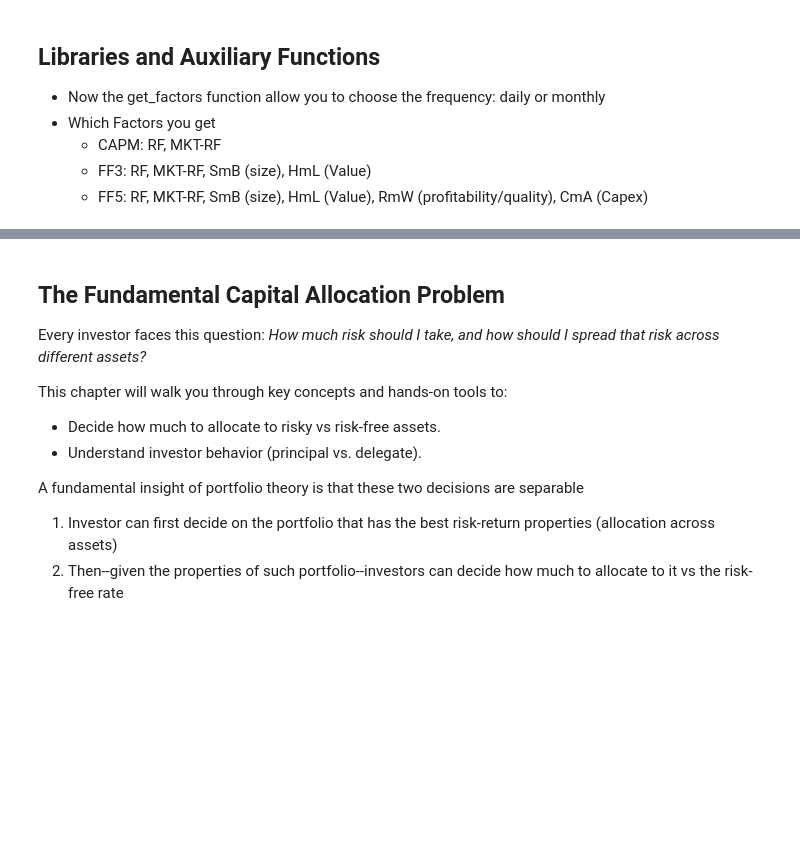
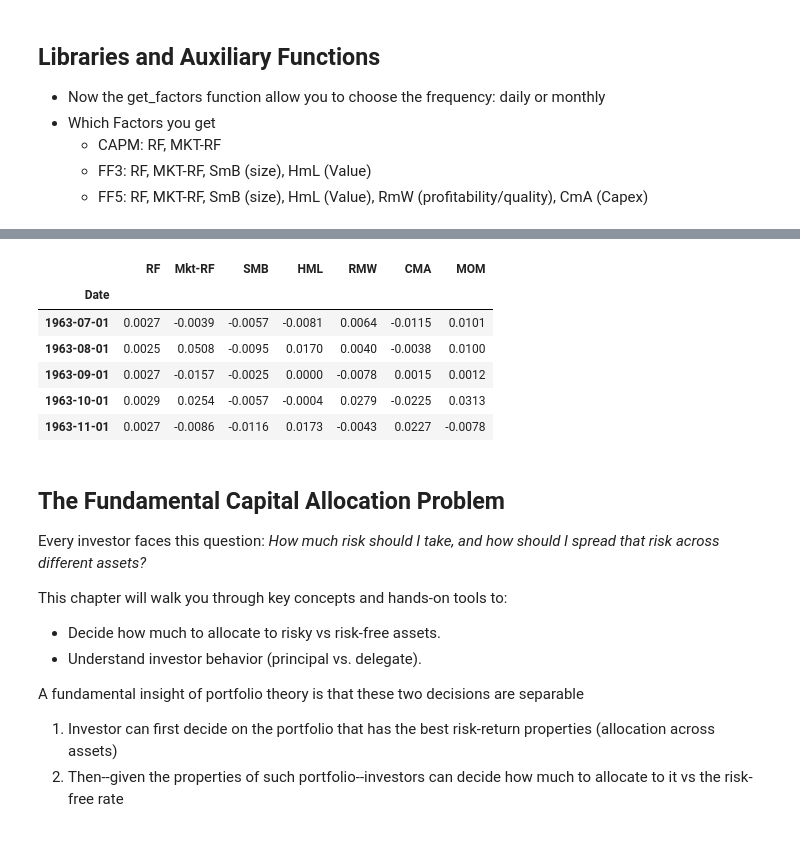
Before and after one commit to SnazzyBeatle115/UG54, a Jupyter notebook: chapters/Finance/CapitalAllocationI.ipynb, the cells around one changed output, grey strips where cells are left out. Saved outputs shown, nothing was run; the diff lists cells and outputs as text; code cells hidden in the pictures; blank space fills up the shorter version.

```diff
--- a/chapters/Finance/CapitalAllocationI.ipynb
+++ b/chapters/Finance/CapitalAllocationI.ipynb
@@ -100,11 +119,22 @@ def get_factors(factors='CAPM',freq='daily'):
 # %%
-url="https://raw.githubusercontent.com/amoreira2/Lectures/main/assets/data/GlobalFinMonthly.csv"
-Data = pd.read_csv(url,na_values=-99)
-Data['Date']=pd.to_datetime(Data['Date'])
-Data=Data.set_index(['Date'])
-Rf=Data['RF']
-Data=Data.drop(columns=['RF']).subtract(Data['RF'],axis=0)
-Data.head()
+# url="https://raw.githubusercontent.com/amoreira2/Lectures/main/assets/data/GlobalFinMonthly.csv"
+# Data = pd.read_csv(url,na_values=-99)
+# Data['Date']=pd.to_datetime(Data['Date'])
+# Data=Data.set_index(['Date'])
+# Rf=Data['RF']
+# Data=Data.drop(columns=['RF']).subtract(Data['RF'],axis=0)
+# Data.head()
+
+df = get_factors(factors='FF6',freq='monthly').dropna()
+df.head()
+# %% [output]
+|  | RF | Mkt-RF | SMB | HML | RMW | CMA | MOM |
+| Date |  |  |  |  |  |  |  |
+| 1963-07-01 | 0.0027 | -0.0039 | -0.0057 | -0.0081 | 0.0064 | -0.0115 | 0.0101 |
+| 1963-08-01 | 0.0025 | 0.0508 | -0.0095 | 0.0170 | 0.0040 | -0.0038 | 0.0100 |
+| 1963-09-01 | 0.0027 | -0.0157 | -0.0025 | 0.0000 | -0.0078 | 0.0015 | 0.0012 |
+| 1963-10-01 | 0.0029 | 0.0254 | -0.0057 | -0.0004 | 0.0279 | -0.0225 | 0.0313 |
+| 1963-11-01 | 0.0027 | -0.0086 | -0.0116 | 0.0173 | -0.0043 | 0.0227 | -0.0078 |
 # %% [markdown]
 ## The Fundamental Capital Allocation Problem
 
```
Also changed, not shown: parts of 7 cells of this notebook.
